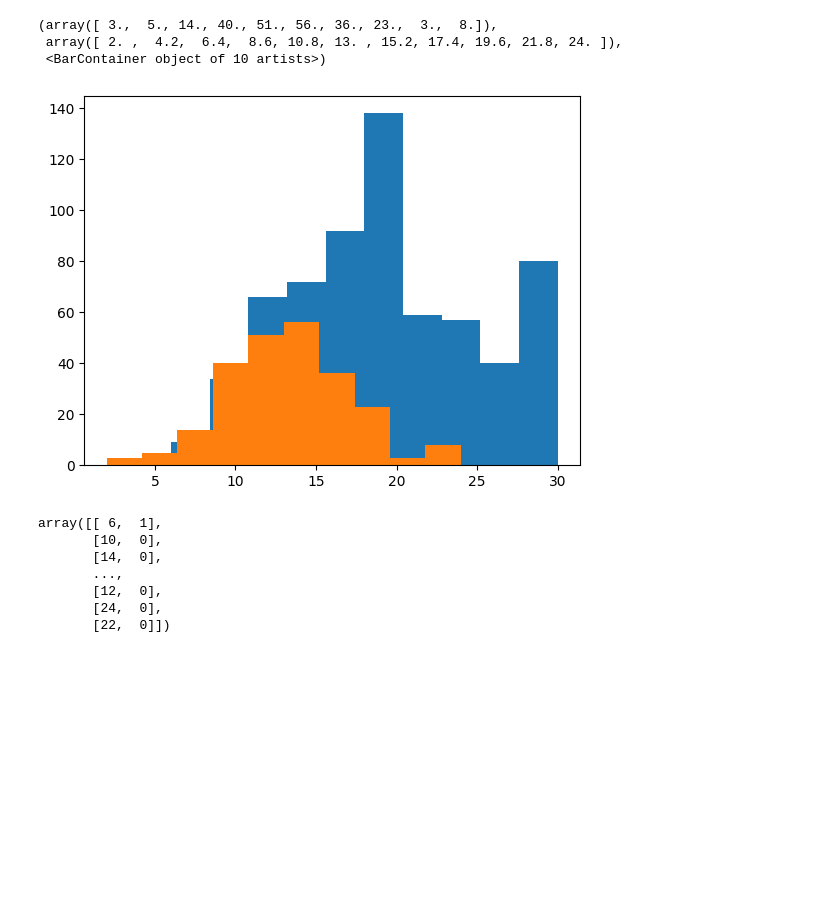
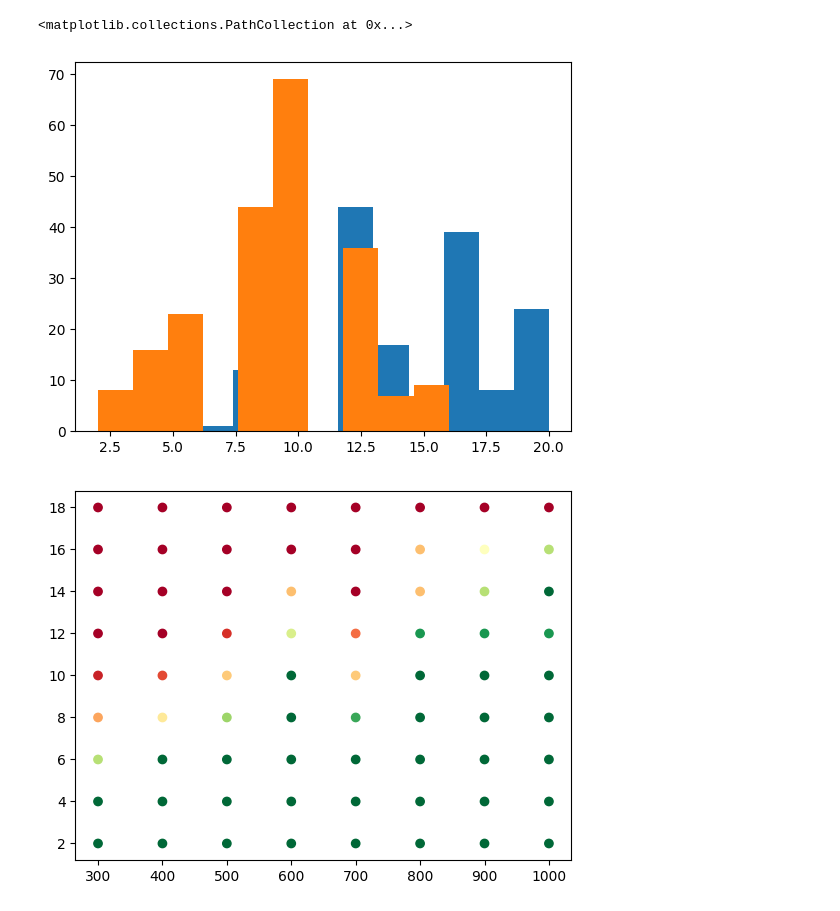
Before and after one commit to jtmaher/Embedding, a Jupyter notebook: parser.ipynb, the cells around one changed output. Drawn from its saved outputs; the diff is of its cells as text; code cells hidden in the pictures; blank space fills up the shorter version.

```diff
--- a/parser.ipynb
+++ b/parser.ipynb
@@ -59,19 +102,11 @@ def test_parse(seq, exp, enc, sc):
 def get_trees(n):
     trees = dict()
 
-    def add_trees(n, depth, lim):
-        l0 = len(trees)
-        while len(trees) < l0 + n:
-            while True:
-                t = random_parse_tree(depth)
-                if len(deparse(t)) <= lim:
-                    trees[str(t)] = t
-                    break
 
-    add_trees(100, 4, 30)
-    add_trees(100, 5, 30)
-    add_trees(100, 6, 30)
-    add_trees(100, 7, 30)
-    add_trees(100, 8, 30)
+    add_trees(trees, n, 5, 20)
+    add_trees(trees, n, 6, 30)
+    #add_trees(100, 6, 12)
+    #add_trees(100, 7, 14)
+    #add_trees(100, 8, 16)
 
     return trees
@@ -77,0 +117,4 @@ def get_trees(n):
+# %%
+t = get_trees(50)
+x= [len(deparse(t)) for t in t.values()]
+plt.hist(x)
@@ -80,10 +128,11 @@ good = 0
 bad = 0
 res = []
 
-dims = [x for x in range(1000,190,-10)]
+dims = [x for x in range(2000,100,-50)]
+trees = get_trees(50)
+#trees = {k: v for k, v in trees.items() if len(deparse(v)) == 8}
 
 for dim in dims:
-    trees = get_trees(100)
     sc = Schema(labels=['L', 'R', 'E'],
                 attributes=['next', 'arg1', 'arg2', 'arg3'])
 
@@ -142,20 +191,20 @@ for dim in dims:
 # %%
 rr = np.array(res)
+# %%
+agg = []
+keys = {(r[0], r[1]) for r in rr}
+for d, l in keys:
+    agg.append((d, l, np.mean(rr[(rr[:,0]==d) & (rr[:,1]==l),2])))
+agg = np.array(agg)
+agg = agg[agg[:,1] < 20,:]
 # %%
-plt.hist(rr[rr[:,1]==0,0])
-plt.hist(rr[rr[:,1]==1,0])
+plt.hist(rr[rr[:,2]==0,1])
+plt.hist(rr[rr[:,2]==1,1])
+plt.figure()
+plt.scatter(agg[:,0], agg[:,1], c=agg[:,2], cmap='RdYlGn')
 # %% [output]
-(array([ 3.,  5., 14., 40., 51., 56., 36., 23.,  3.,  8.]),
- array([ 2. ,  4.2,  6.4,  8.6, 10.8, 13. , 15.2, 17.4, 19.6, 21.8, 24. ]),
- <BarContainer object of 10 artists>)
+<matplotlib.collections.PathCollection at 0x...>
-[figure, old version]
+[figure, new version]
+[figure, added]
 # %%
-rr
+np.save('parses.npy', rr)
-# %% [output]
-array([[ 6,  1],
-       [10,  0],
-       [14,  0],
-       ...,
-       [12,  0],
-       [24,  0],
-       [22,  0]])
```
Also changed, not shown: parts of 8 cells of this notebook, 1 other file.
